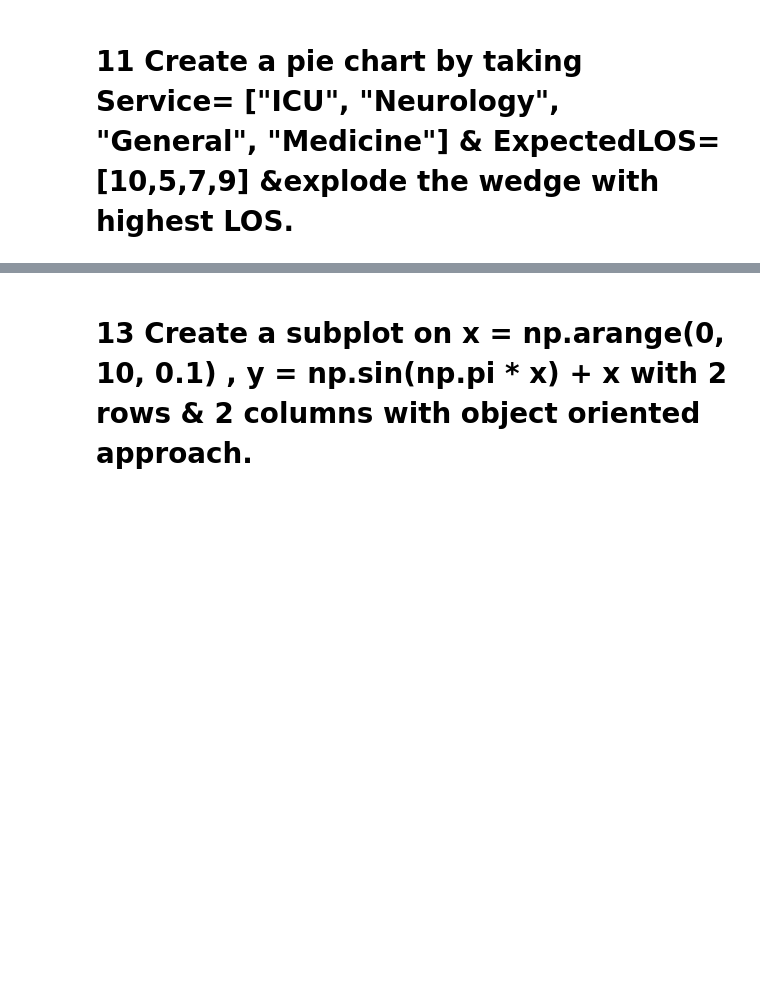
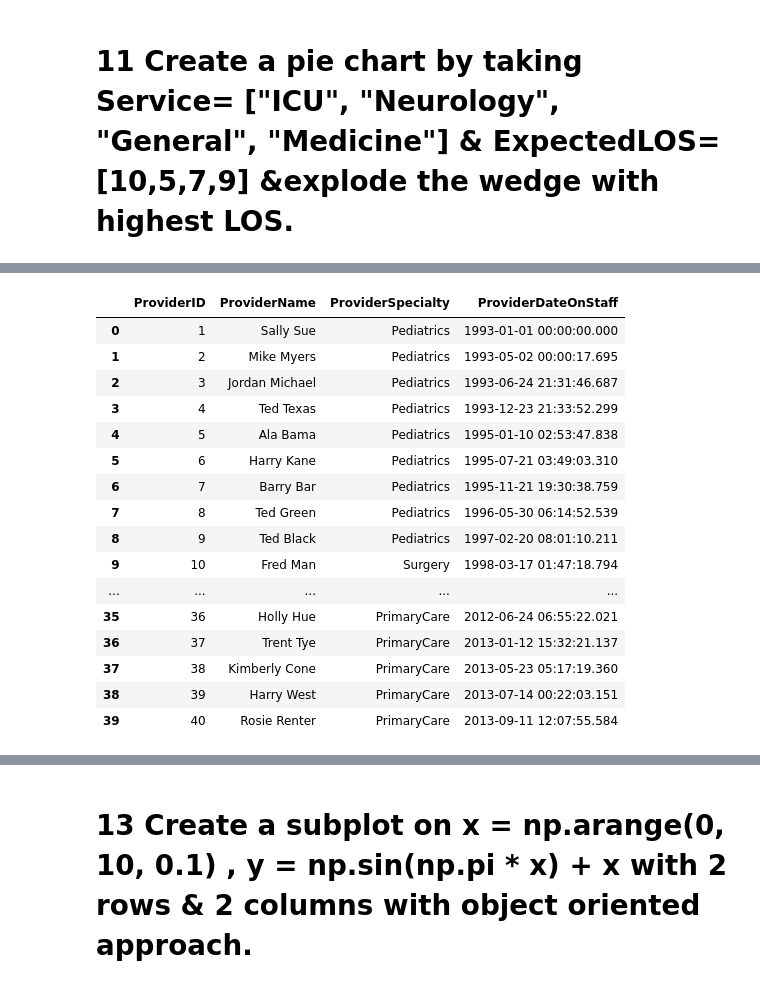
Before and after one commit to swatiguptacse/Team-6-Python-Peers, a Jupyter notebook: Team6-Questions1-20.ipynb, the cells around one changed output, grey strips where cells are left out. Cells and saved outputs as stored; diff of their text form; code cells hidden in the pictures; blank space fills up the shorter version.

```diff
--- a/Team6-Questions1-20.ipynb
+++ b/Team6-Questions1-20.ipynb
@@ -248,0 +250,22 @@ plt.pie(y, labels = Service, explode = myexplode, colors = colorsall, autopct ="
+# %%
+hospital_data = pd.read_excel('C:/Users/14086/Downloads/HospitalDatabase.xlsx',sheet_name=None)
+Provider_df = hospital_data['Providers']
+Provider_df
+# %% [output]
+|  | ProviderID | ProviderName | ProviderSpecialty | ProviderDateOnStaff |
+| 0 | 1 | Sally Sue | Pediatrics | 1993-01-01 00:00:00.000 |
+| 1 | 2 | Mike Myers | Pediatrics | 1993-05-02 00:00:17.695 |
+| 2 | 3 | Jordan Michael | Pediatrics | 1993-06-24 21:31:46.687 |
+| 3 | 4 | Ted Texas | Pediatrics | 1993-12-23 21:33:52.299 |
+| 4 | 5 | Ala Bama | Pediatrics | 1995-01-10 02:53:47.838 |
+| 5 | 6 | Harry Kane | Pediatrics | 1995-07-21 03:49:03.310 |
+| 6 | 7 | Barry Bar | Pediatrics | 1995-11-21 19:30:38.759 |
+| 7 | 8 | Ted Green | Pediatrics | 1996-05-30 06:14:52.539 |
+| 8 | 9 | Ted Black | Pediatrics | 1997-02-20 08:01:10.211 |
+| 9 | 10 | Fred Man | Surgery | 1998-03-17 01:47:18.794 |
+| ... | ... | ... | ... | ... |
+| 35 | 36 | Holly Hue | PrimaryCare | 2012-06-24 06:55:22.021 |
+| 36 | 37 | Trent Tye | PrimaryCare | 2013-01-12 15:32:21.137 |
+| 37 | 38 | Kimberly Cone | PrimaryCare | 2013-05-23 05:17:19.360 |
+| 38 | 39 | Harry West | PrimaryCare | 2013-07-14 00:22:03.151 |
+| 39 | 40 | Rosie Renter | PrimaryCare | 2013-09-11 12:07:55.584 |
```
Also changed, not shown: parts of 5 cells of this notebook.
